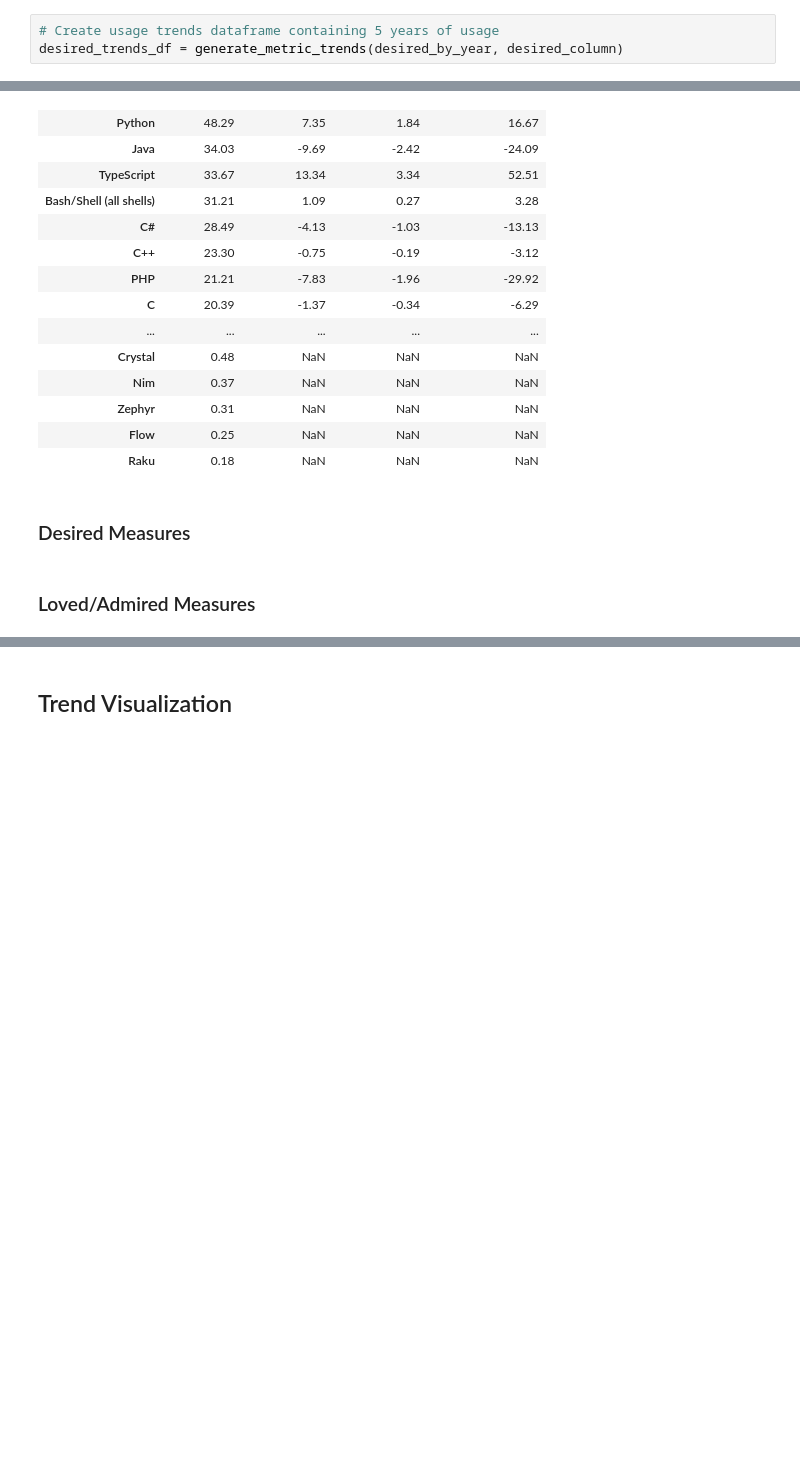
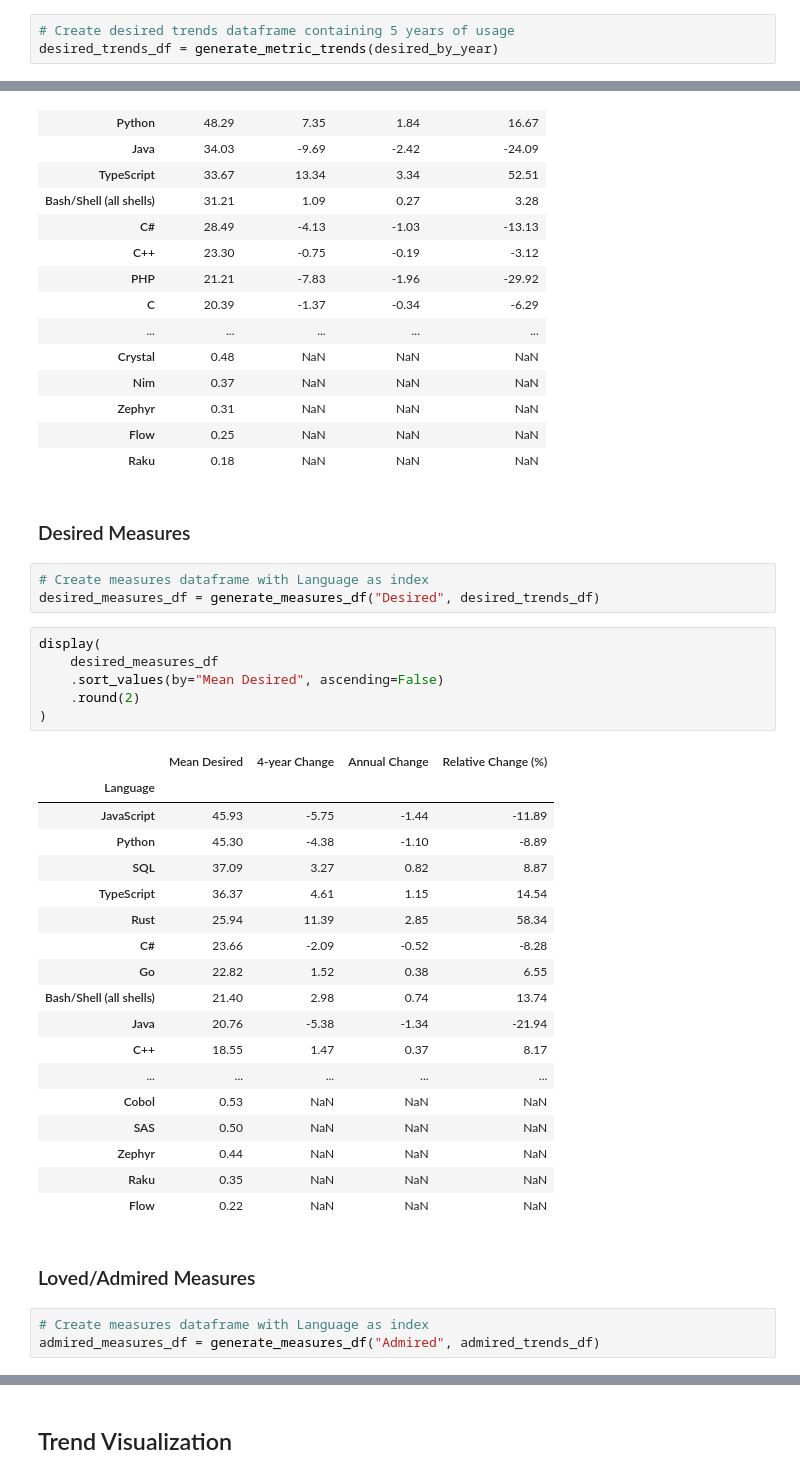
Before and after one commit to devinlin89/SO-language-trends-2020-2024, a Jupyter notebook: notebooks/analysis.ipynb, the cells around one changed output, grey strips where cells are left out. Drawn from its saved outputs; the diff is of its cells as text; blank space fills up the shorter version.

```diff
--- a/notebooks/analysis.ipynb
+++ b/notebooks/analysis.ipynb
@@ -284,8 +389,8 @@ display(
 # %% [markdown]
 ### Desired Trends
 # %%
-# Create usage trends dataframe containing 5 years of usage
-desired_trends_df = generate_metric_trends(desired_by_year, desired_column)
+# Create desired trends dataframe containing 5 years of usage
+desired_trends_df = generate_metric_trends(desired_by_year)
 # %%
 display(
     desired_trends_df
@@ -435,5 +545,36 @@ display(
 | Raku | 0.18 | NaN | NaN | NaN |
 # %% [markdown]
 ### Desired Measures
+# %%
+# Create measures dataframe with Language as index
+desired_measures_df = generate_measures_df("Desired", desired_trends_df)
+# %%
+display(
+    desired_measures_df
+    .sort_values(by="Mean Desired", ascending=False)
+    .round(2)
+)
+# %% [output]
+|  | Mean Desired | 4-year Change | Annual Change | Relative Change (%) |
+| Language |  |  |  |  |
+| JavaScript | 45.93 | -5.75 | -1.44 | -11.89 |
+| Python | 45.30 | -4.38 | -1.10 | -8.89 |
+| SQL | 37.09 | 3.27 | 0.82 | 8.87 |
+| TypeScript | 36.37 | 4.61 | 1.15 | 14.54 |
+| Rust | 25.94 | 11.39 | 2.85 | 58.34 |
+| C# | 23.66 | -2.09 | -0.52 | -8.28 |
+| Go | 22.82 | 1.52 | 0.38 | 6.55 |
+| Bash/Shell (all shells) | 21.40 | 2.98 | 0.74 | 13.74 |
+| Java | 20.76 | -5.38 | -1.34 | -21.94 |
+| C++ | 18.55 | 1.47 | 0.37 | 8.17 |
+| ... | ... | ... | ... | ... |
+| Cobol | 0.53 | NaN | NaN | NaN |
+| SAS | 0.50 | NaN | NaN | NaN |
+| Zephyr | 0.44 | NaN | NaN | NaN |
+| Raku | 0.35 | NaN | NaN | NaN |
+| Flow | 0.22 | NaN | NaN | NaN |
 # %% [markdown]
 ### Loved/Admired Measures
+# %%
+# Create measures dataframe with Language as index
+admired_measures_df = generate_measures_df("Admired", admired_trends_df)
```
Also changed, not shown: parts of 15 cells of this notebook.
